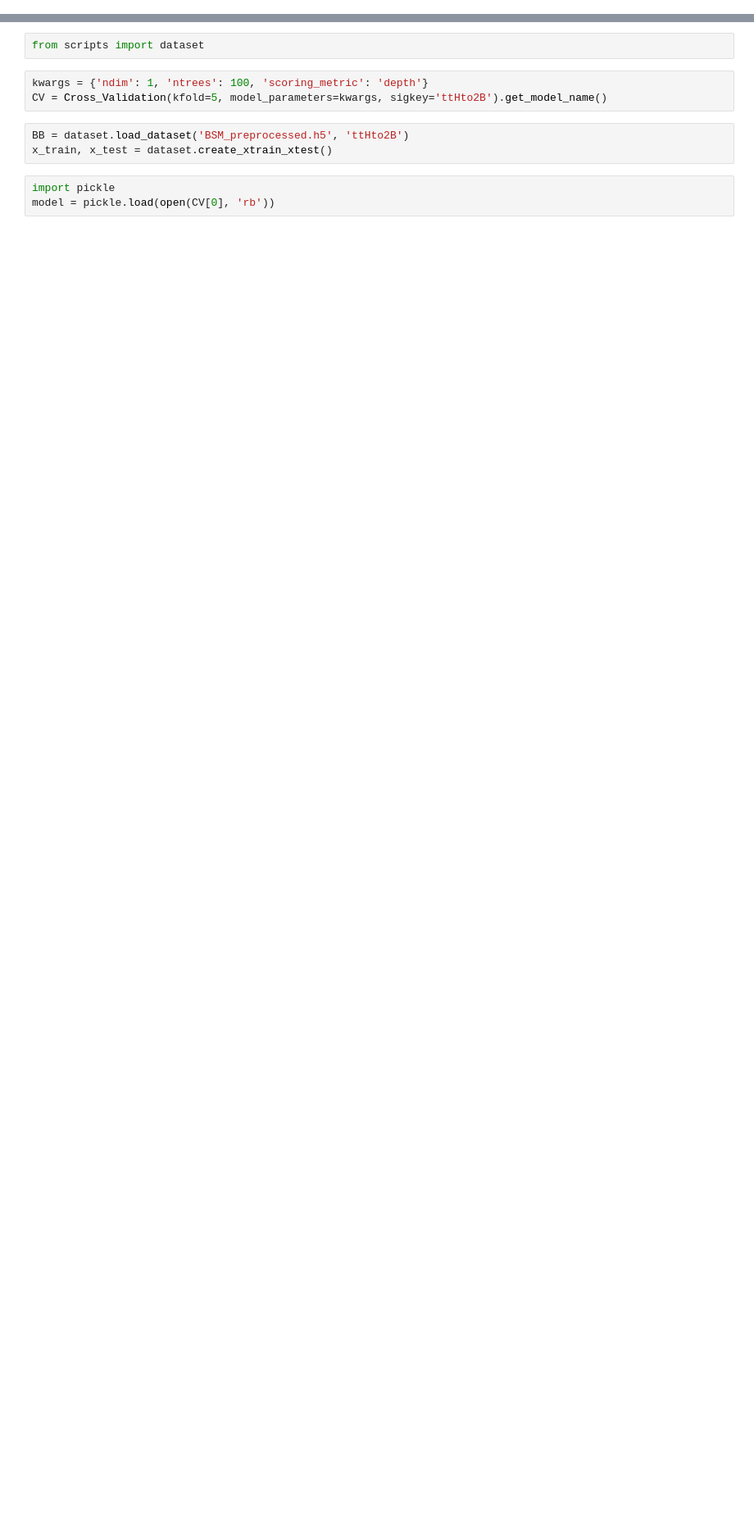
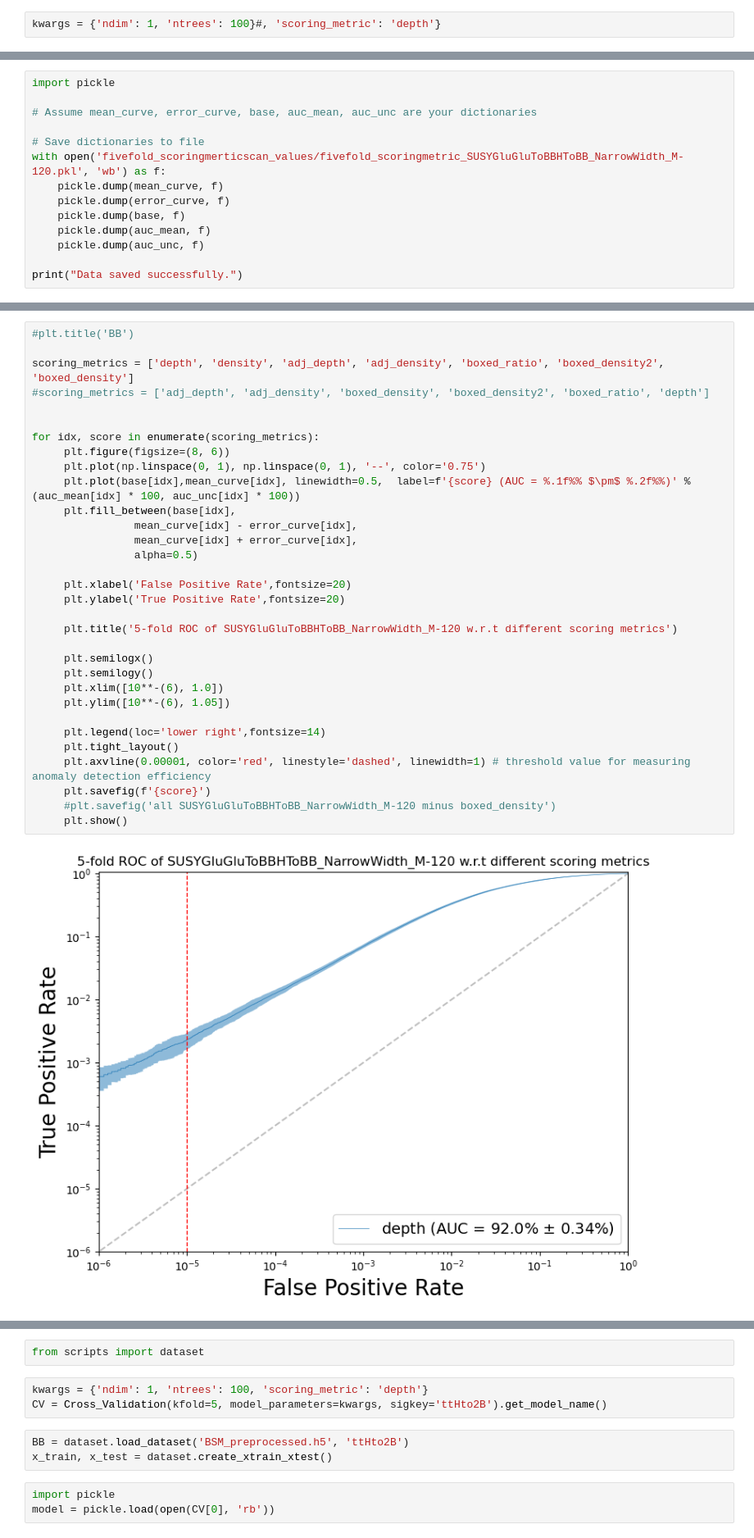
Before and after one commit to jprendi/thesis, a Jupyter notebook: playground2.ipynb, the cells around one changed output, grey strips where cells are left out. Shown at 82% size. Saved outputs shown, nothing was run; the diff lists cells and outputs as text; blank space fills up the shorter version.

```diff
--- a/playground2.ipynb
+++ b/playground2.ipynb
@@ -2,0 +5,2 @@ from scripts.cross_validation_script import Cross_Validation
+# %%
+kwargs = {'ndim': 1, 'ntrees': 100}#, 'scoring_metric': 'depth'}
@@ -2,0 +30,14 @@ from scripts.cross_validation_script import Cross_Validation
+# %%
+import pickle
+
+# Assume mean_curve, error_curve, base, auc_mean, auc_unc are your dictionaries
+
+# Save dictionaries to file
+with open('fivefold_scoringmerticscan_values/fivefold_scoringmetric_SUSYGluGluToBBHToBB_NarrowWidth_M-120.pkl', 'wb') as f:
+    pickle.dump(mean_curve, f)
+    pickle.dump(error_curve, f)
+    pickle.dump(base, f)
+    pickle.dump(auc_mean, f)
+    pickle.dump(auc_unc, f)
+
+print("Data saved successfully.")
@@ -2,0 +46,34 @@ from scripts.cross_validation_script import Cross_Validation
+# %%
+#plt.title('BB')
+
+scoring_metrics = ['depth', 'density', 'adj_depth', 'adj_density', 'boxed_ratio', 'boxed_density2', 'boxed_density']
+#scoring_metrics = ['adj_depth', 'adj_density', 'boxed_density', 'boxed_density2', 'boxed_ratio', 'depth']
+
+
+for idx, score in enumerate(scoring_metrics):
+     plt.figure(figsize=(8, 6))
+     plt.plot(np.linspace(0, 1), np.linspace(0, 1), '--', color='0.75')
+     plt.plot(base[idx],mean_curve[idx], linewidth=0.5,  label=f'{score} (AUC = %.1f%% $\pm$ %.2f%%)' % (auc_mean[idx] * 100, auc_unc[idx] * 100))
+     plt.fill_between(base[idx],
+                mean_curve[idx] - error_curve[idx],
+                mean_curve[idx] + error_curve[idx],
+                alpha=0.5)
+
+     plt.xlabel('False Positive Rate',fontsize=20)
+     plt.ylabel('True Positive Rate',fontsize=20)
+
+     plt.title('5-fold ROC of SUSYGluGluToBBHToBB_NarrowWidth_M-120 w.r.t different scoring metrics')
+
+     plt.semilogx()
+     plt.semilogy()
+     plt.xlim([10**-(6), 1.0])
+     plt.ylim([10**-(6), 1.05])
+
+     plt.legend(loc='lower right',fontsize=14)
+     plt.tight_layout()
+     plt.axvline(0.00001, color='red', linestyle='dashed', linewidth=1) # threshold value for measuring anomaly detection efficiency
+     plt.savefig(f'{score}')
+     #plt.savefig('all SUSYGluGluToBBHToBB_NarrowWidth_M-120 minus boxed_density')
+     plt.show()
+# %% [output]
+[figure, added]
```
Also changed, not shown: parts of 15 cells of this notebook, 5 other files.
